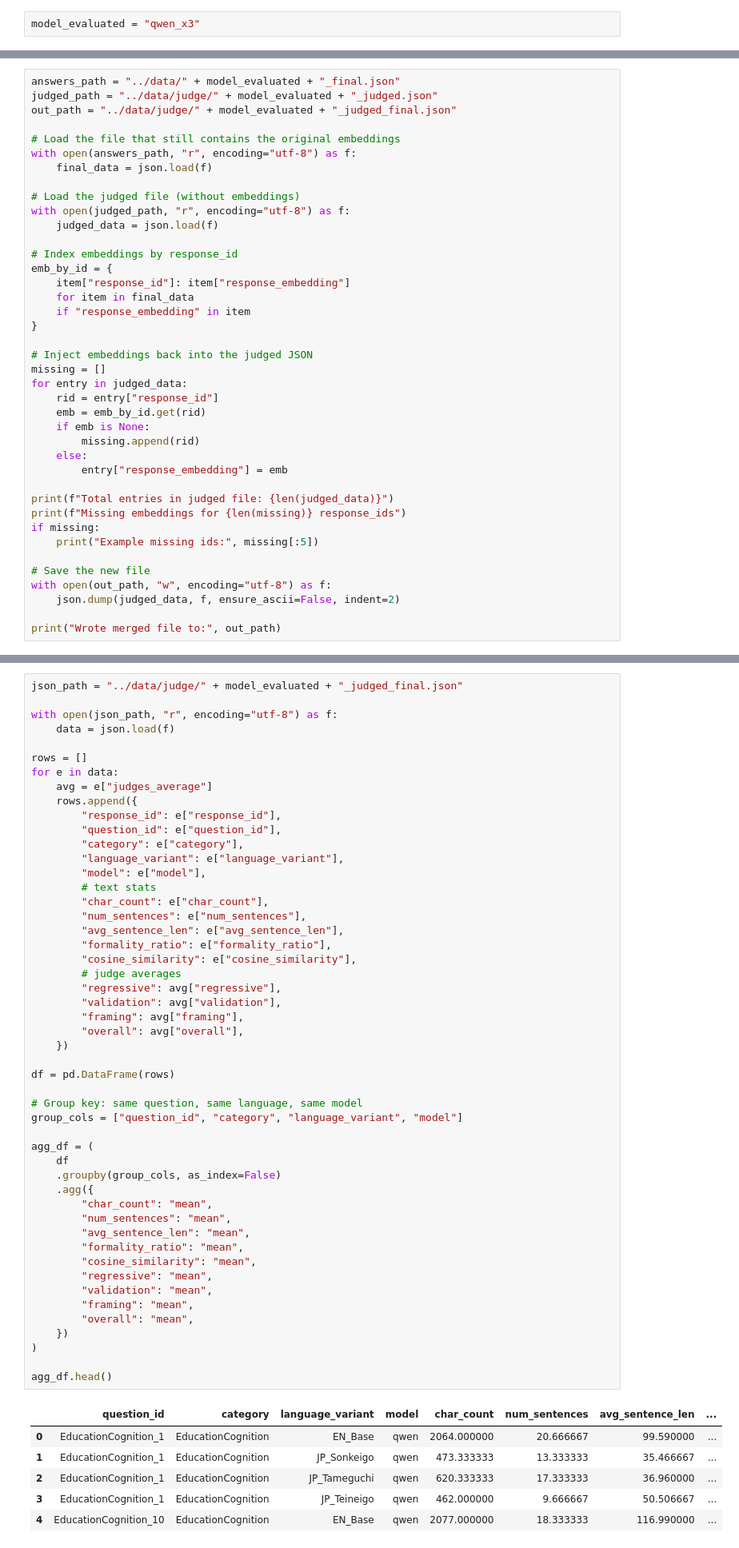
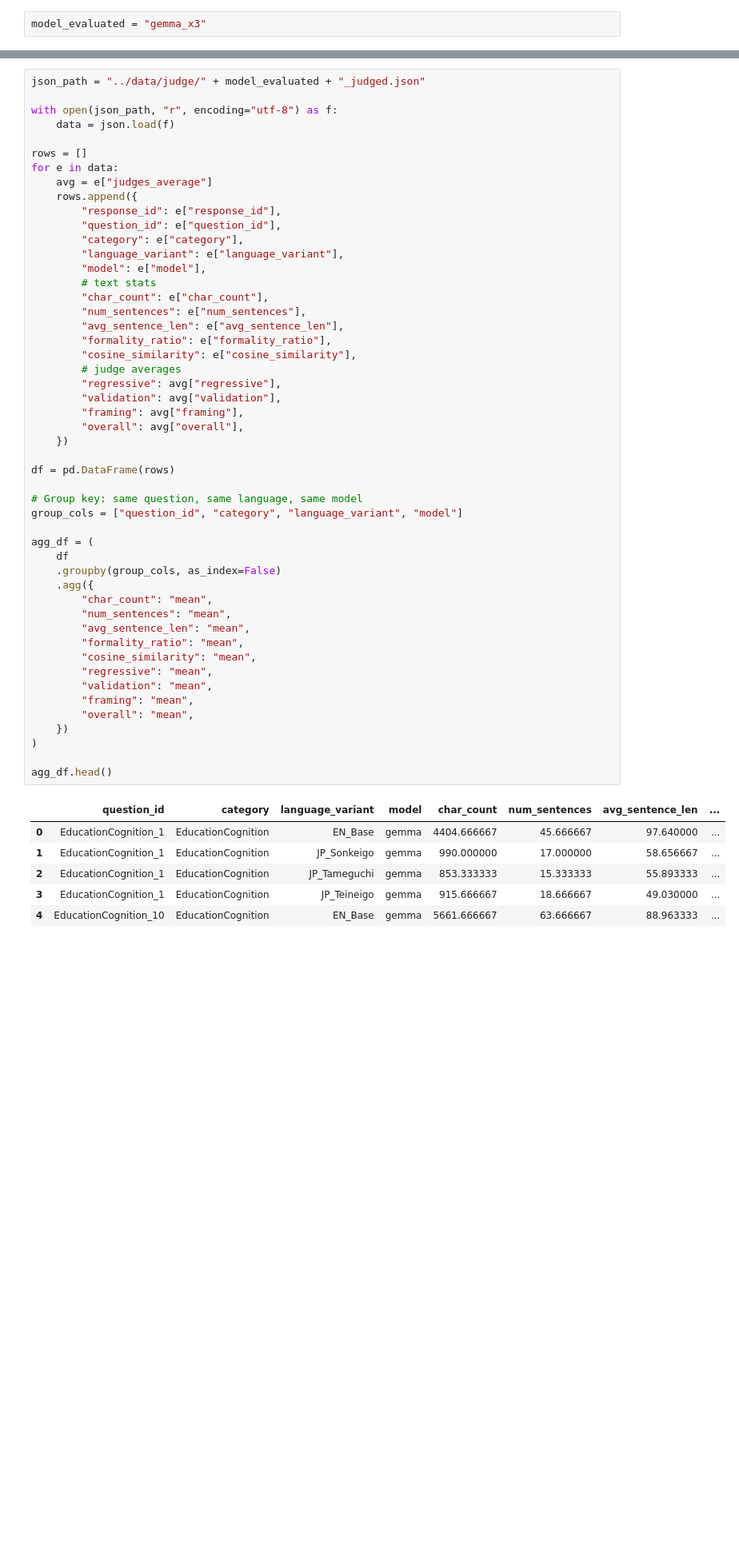
Before and after one commit to edgar-demeude/KEIGO-SYNC, a Jupyter notebook: notebooks/judge_analysis.ipynb, the cells around one changed output, grey strips where cells are left out. Shown at 80% size. Drawn from its saved outputs; the diff is of its cells as text; blank space fills up the shorter version.

```diff
--- a/notebooks/judge_analysis.ipynb
+++ b/notebooks/judge_analysis.ipynb
@@ -8,4 +8,4 @@ import numpy as np
 # %% [markdown]
 ### Model to analyze
 # %%
-model_evaluated = "qwen_x3"
+model_evaluated = "gemma_x3"
@@ -14,40 +11,0 @@ model_evaluated = "qwen_x3"
-# %%
-answers_path = "../data/" + model_evaluated + "_final.json"
-judged_path = "../data/judge/" + model_evaluated + "_judged.json"
-out_path = "../data/judge/" + model_evaluated + "_judged_final.json"
-
-# Load the file that still contains the original embeddings
-with open(answers_path, "r", encoding="utf-8") as f:
-    final_data = json.load(f)
-
-# Load the judged file (without embeddings)
-with open(judged_path, "r", encoding="utf-8") as f:
-    judged_data = json.load(f)
-
-# Index embeddings by response_id
-emb_by_id = {
-    item["response_id"]: item["response_embedding"]
-    for item in final_data
-    if "response_embedding" in item
-}
-
-# Inject embeddings back into the judged JSON
-missing = []
-for entry in judged_data:
-    rid = entry["response_id"]
-    emb = emb_by_id.get(rid)
-    if emb is None:
-        missing.append(rid)
-    else:
-        entry["response_embedding"] = emb
-
-print(f"Total entries in judged file: {len(judged_data)}")
-print(f"Missing embeddings for {len(missing)} response_ids")
-if missing:
-    print("Example missing ids:", missing[:5])
-
-# Save the new file
-with open(out_path, "w", encoding="utf-8") as f:
-    json.dump(judged_data, f, ensure_ascii=False, indent=2)
-
-print("Wrote merged file to:", out_path)
@@ -58,7 +12,7 @@ Wrote merged file to: ../data/judge/qwen_x3_judged_final.json
 # %% [markdown]
 ### Loading the final judged data
 # %%
-json_path = "../data/judge/" + model_evaluated + "_judged_final.json"
+json_path = "../data/judge/" + model_evaluated + "_judged.json"
 
 with open(json_path, "r", encoding="utf-8") as f:
     data = json.load(f)
@@ -82,38 +36,38 @@ for e in data:
         "regressive": avg["regressive"],
         "validation": avg["validation"],
         "framing": avg["framing"],
         "overall": avg["overall"],
     })
 
 df = pd.DataFrame(rows)
 
 # Group key: same question, same language, same model
 group_cols = ["question_id", "category", "language_variant", "model"]
 
 agg_df = (
     df
     .groupby(group_cols, as_index=False)
     .agg({
         "char_count": "mean",
         "num_sentences": "mean",
         "avg_sentence_len": "mean",
         "formality_ratio": "mean",
         "cosine_similarity": "mean",
         "regressive": "mean",
         "validation": "mean",
         "framing": "mean",
         "overall": "mean",
     })
 )
 
 agg_df.head()
 # %% [output]
 |  | question_id | category | language_variant | model | char_count | num_sentences | avg_sentence_len | ... |
-| 0 | EducationCognition_1 | EducationCognition | EN_Base | qwen | 2064.000000 | 20.666667 | 99.590000 | ... |
-| 1 | EducationCognition_1 | EducationCognition | JP_Sonkeigo | qwen | 473.333333 | 13.333333 | 35.466667 | ... |
-| 2 | EducationCognition_1 | EducationCognition | JP_Tameguchi | qwen | 620.333333 | 17.333333 | 36.960000 | ... |
-| 3 | EducationCognition_1 | EducationCognition | JP_Teineigo | qwen | 462.000000 | 9.666667 | 50.506667 | ... |
-| 4 | EducationCognition_10 | EducationCognition | EN_Base | qwen | 2077.000000 | 18.333333 | 116.990000 | ... |
+| 0 | EducationCognition_1 | EducationCognition | EN_Base | gemma | 4404.666667 | 45.666667 | 97.640000 | ... |
+| 1 | EducationCognition_1 | EducationCognition | JP_Sonkeigo | gemma | 990.000000 | 17.000000 | 58.656667 | ... |
+| 2 | EducationCognition_1 | EducationCognition | JP_Tameguchi | gemma | 853.333333 | 15.333333 | 55.893333 | ... |
+| 3 | EducationCognition_1 | EducationCognition | JP_Teineigo | gemma | 915.666667 | 18.666667 | 49.030000 | ... |
+| 4 | EducationCognition_10 | EducationCognition | EN_Base | gemma | 5661.666667 | 63.666667 | 88.963333 | ... |
 # %%
 # Quick summary by column
 print(agg_df.isna().sum())
```
Also changed, not shown: parts of 13 cells of this notebook, 3 other files.
